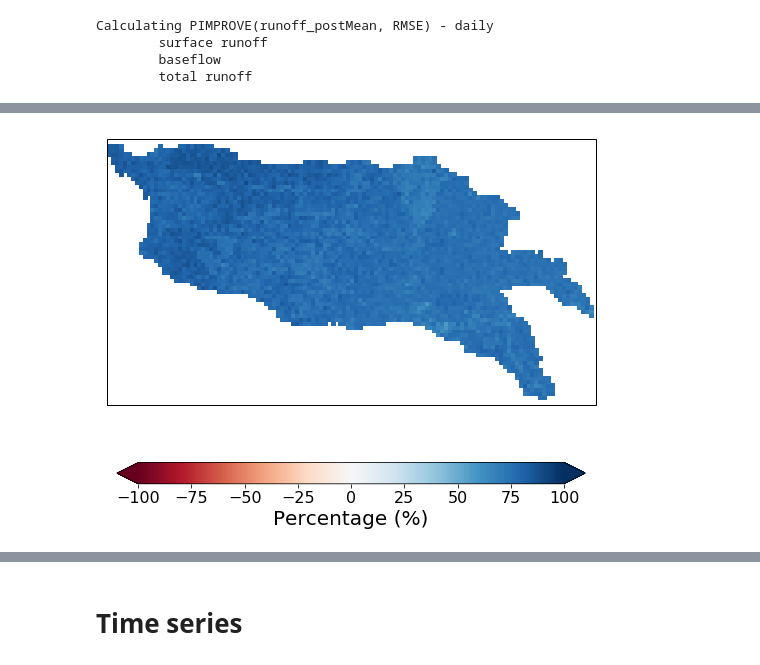
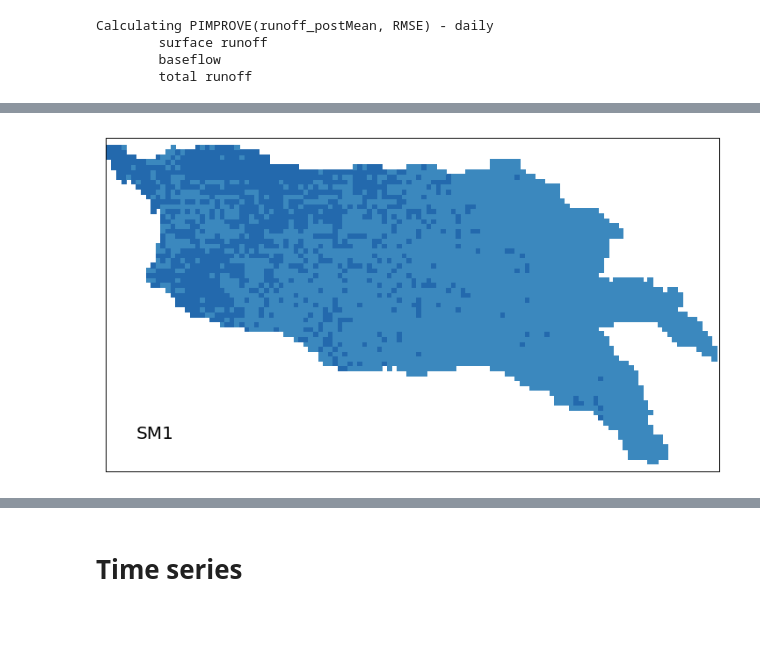
Before and after one commit to UW-Hydro/dual_DA_SMAP, a Jupyter notebook: tools/plot_analyze_results/plot_DA_maps.ipynb, the cells around one changed output, grey strips where cells are left out. Drawn from its saved outputs; the diff is of its cells as text; code cells hidden in the pictures; blank space fills up the shorter version.

Commit message:
Add plotting notebooks

```diff
--- a/tools/plot_analyze_results/plot_DA_maps.ipynb
+++ b/tools/plot_analyze_results/plot_DA_maps.ipynb
@@ -26,7 +28,7 @@ from analysis_utils import (
 # ========================================================== #
 # --- Load in config file --- #
 cfg = read_configobj('/civil/hydro/ymao/data_assim/tools/plot_analyze_results/cfg/' \
-                     '20170611.ArkRed.sm1_5.sm2_5.R_1.N32.Maurer_param/' \
+                     '20170815.ArkRed.sm1_5.sm2_5.R_1.N32.Maurer_param/' \
                      'plot.EnKF_results.random1.cfg')
 
 # --- Number of processors --- #
@@ -402,31 +503,31 @@ fig.savefig(os.path.join(output_maps_dir,
 # %%
 # --- PIMPROV(SM_EnKF, RMSE) --- #
 
-# --- For colorbar --- #
-fig = plt.figure(figsize=(14, 7))
-# Set projection
-ax = plt.axes(projection=ccrs.PlateCarree())
-ax.set_extent([-106.6, -91, 31, 39.5], ccrs.Geodetic())
-#gl = add_gridlines(ax, xlocs=[-95, -100, -105], ylocs=[32, 35, 38], alpha=0)
-# Plot
-cs = pimprov_EnKF_sm1_rmse.where(da_domain==1).plot.pcolormesh(
-    'lon', 'lat', ax=ax,
-    add_colorbar=False,
-    add_labels=False,
-    cmap='RdBu',
-    vmin=-100, vmax=100,
-    transform=ccrs.PlateCarree())
-cbar = plt.colorbar(cs, extend='both', orientation='horizontal', shrink=0.6)
-cbar.set_label('Percentage (%)', fontsize=20)
-plt.title("")
-# Make plot looks better
-for t in cbar.ax.get_xticklabels():
-    t.set_fontsize(16)
-#gl.xlabel_style = {'size': 20}
-#gl.ylabel_style = {'size': 20}
-fig.savefig(os.path.join(output_maps_dir,
-                         'pimprov_rmse.EnKF.states.for_colorbar.png'),
-            format='png', bbox_inches='tight', pad_inches=0)
+# # --- For colorbar --- #
+# fig = plt.figure(figsize=(14, 7))
+# # Set projection
+# ax = plt.axes(projection=ccrs.PlateCarree())
+# ax.set_extent([-106.6, -91, 31, 39.5], ccrs.Geodetic())
+# #gl = add_gridlines(ax, xlocs=[-95, -100, -105], ylocs=[32, 35, 38], alpha=0)
+# # Plot
+# cs = pimprov_EnKF_sm1_rmse.where(da_domain==1).plot.pcolormesh(
+#     'lon', 'lat', ax=ax,
+#     add_colorbar=False,
+#     add_labels=False,
+#     cmap=cmap,
+#     vmin=-100, vmax=100,
+#     transform=ccrs.PlateCarree())
+# cbar = plt.colorbar(cs, extend='both', orientation='horizontal', shrink=0.6)
+# cbar.set_label('Percentage (%)', fontsize=20)
+# plt.title("")
+# # Make plot looks better
+# for t in cbar.ax.get_xticklabels():
+#     t.set_fontsize(16)
+# #gl.xlabel_style = {'size': 20}
+# #gl.ylabel_style = {'size': 20}
+# fig.savefig(os.path.join(output_maps_dir,
+#                          'pimprov_rmse.EnKF.states.for_colorbar.png'),
+#             format='png', bbox_inches='tight', pad_inches=0)
 
 # --- sm1 --- #
 fig = plt.figure(figsize=(14, 7))
@@ -439,17 +540,19 @@ cs = pimprov_EnKF_sm1_rmse.where(da_domain==1).plot.pcolormesh(
     'lon', 'lat', ax=ax,
     add_colorbar=False,
     add_labels=False,
-    cmap='RdBu',
+    cmap=cmap, norm=norm,
     vmin=-100, vmax=100,
     transform=ccrs.PlateCarree())
 #cbar = plt.colorbar(cs, extend='both')
 #cbar.set_label('Percentage (%)', fontsize=20)
 plt.title("")
-# Make plot looks better
-for t in cbar.ax.get_yticklabels():
-    t.set_fontsize(16)
+# # Make plot looks better
+# for t in cbar.ax.get_yticklabels():
+#     t.set_fontsize(16)
 #gl.xlabel_style = {'size': 20}
 #gl.ylabel_style = {'size': 20}
+plt.text(0.05, 0.1, "SM1", transform=ax.transAxes, horizontalalignment='left',
+         fontsize=20)
 fig.savefig(os.path.join(output_maps_dir,
                          'pimprov_rmse.EnKF.sm1.png'),
             format='png', bbox_inches='tight', pad_inches=0)
@@ -465,17 +568,19 @@ cs = pimprov_EnKF_sm2_rmse.where(da_domain==1).plot.pcolormesh(
     'lon', 'lat', ax=ax,
     add_colorbar=False,
     add_labels=False,
-    cmap='RdBu',
+    cmap=cmap, norm=norm,
     vmin=-100, vmax=100,
     transform=ccrs.PlateCarree())
 #cbar = plt.colorbar(cs, extend='both')
 #cbar.set_label('Percentage (%)', fontsize=20)
 plt.title("")
-# Make plot looks better
-for t in cbar.ax.get_yticklabels():
-    t.set_fontsize(16)
+# # Make plot looks better
+# for t in cbar.ax.get_yticklabels():
+#     t.set_fontsize(16)
 #gl.xlabel_style = {'size': 20}
 #gl.ylabel_style = {'size': 20}
+plt.text(0.05, 0.1, "SM2", transform=ax.transAxes, horizontalalignment='left',
+         fontsize=20)
 fig.savefig(os.path.join(output_maps_dir,
                          'pimprov_rmse.EnKF.sm2.png'),
             format='png', bbox_inches='tight', pad_inches=0)
@@ -491,45 +596,49 @@ cs = pimprov_EnKF_sm3_rmse.where(da_domain==1).plot.pcolormesh(
     'lon', 'lat', ax=ax,
     add_colorbar=False,
     add_labels=False,
-    cmap='RdBu',
+    cmap=cmap, norm=norm,
     vmin=-100, vmax=100,
     transform=ccrs.PlateCarree())
 #cbar = plt.colorbar(cs, extend='both')
 #cbar.set_label('Percentage (%)', fontsize=20)
 plt.title("")
-# Make plot looks better
-for t in cbar.ax.get_yticklabels():
-    t.set_fontsize(16)
+# # Make plot looks better
+# for t in cbar.ax.get_yticklabels():
+#     t.set_fontsize(16)
 #gl.xlabel_style = {'size': 20}
 #gl.ylabel_style = {'size': 20}
+plt.text(0.05, 0.1, "SM3", transform=ax.transAxes, horizontalalignment='left',
+         fontsize=20)
 fig.savefig(os.path.join(output_maps_dir,
                          'pimprov_rmse.EnKF.sm3.png'),
             format='png', bbox_inches='tight', pad_inches=0)
 
 # --- swe --- #
 fig = plt.figure(figsize=(14, 7))
 # Set projection
 ax = plt.axes(projection=ccrs.PlateCarree())
 ax.set_extent([-106.6, -91, 31, 39.5], ccrs.Geodetic())
 #gl = add_gridlines(ax, xlocs=[-95, -100, -105], ylocs=[32, 35, 38], alpha=0)
 # Plot
 cs = pimprov_EnKF_swe_rmse.where(da_domain==1).plot.pcolormesh(
     'lon', 'lat', ax=ax,
     add_colorbar=False,
     add_labels=False,
-    cmap='RdBu',
+    cmap=cmap, norm=norm,
     vmin=-100, vmax=100,
     transform=ccrs.PlateCarree())
 #cbar = plt.colorbar(cs, extend='both')
 #cbar.set_label('Percentage (%)', fontsize=20)
 plt.title("")
-# Make plot looks better
-for t in cbar.ax.get_yticklabels():
-    t.set_fontsize(16)
+# # Make plot looks better
+# for t in cbar.ax.get_yticklabels():
+#     t.set_fontsize(16)
 #gl.xlabel_style = {'size': 20}
 #gl.ylabel_style = {'size': 20}
+plt.text(0.05, 0.1, "SWE", transform=ax.transAxes, horizontalalignment='left',
+         fontsize=20)
 fig.savefig(os.path.join(output_maps_dir,
                          'pimprov_rmse.EnKF.swe.png'),
             format='png', bbox_inches='tight', pad_inches=0)
 # %% [output]
-[figure, old version]
+[figure, new version]
```
Also changed, not shown: parts of 22 cells of this notebook, 1 other file.
